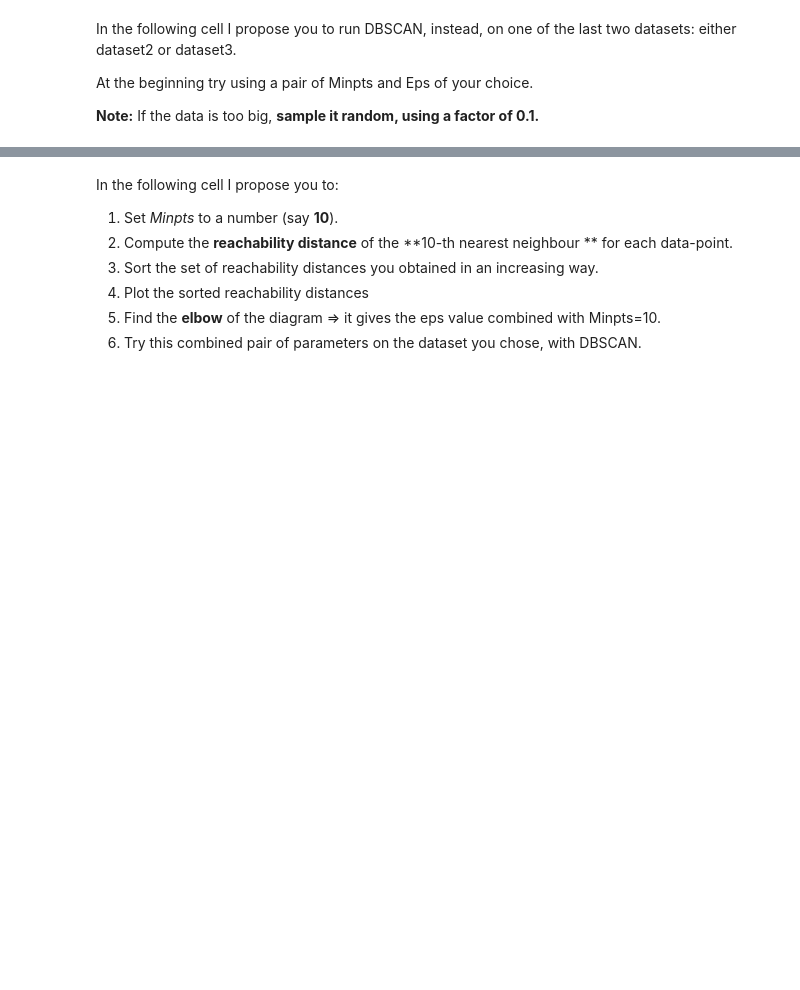
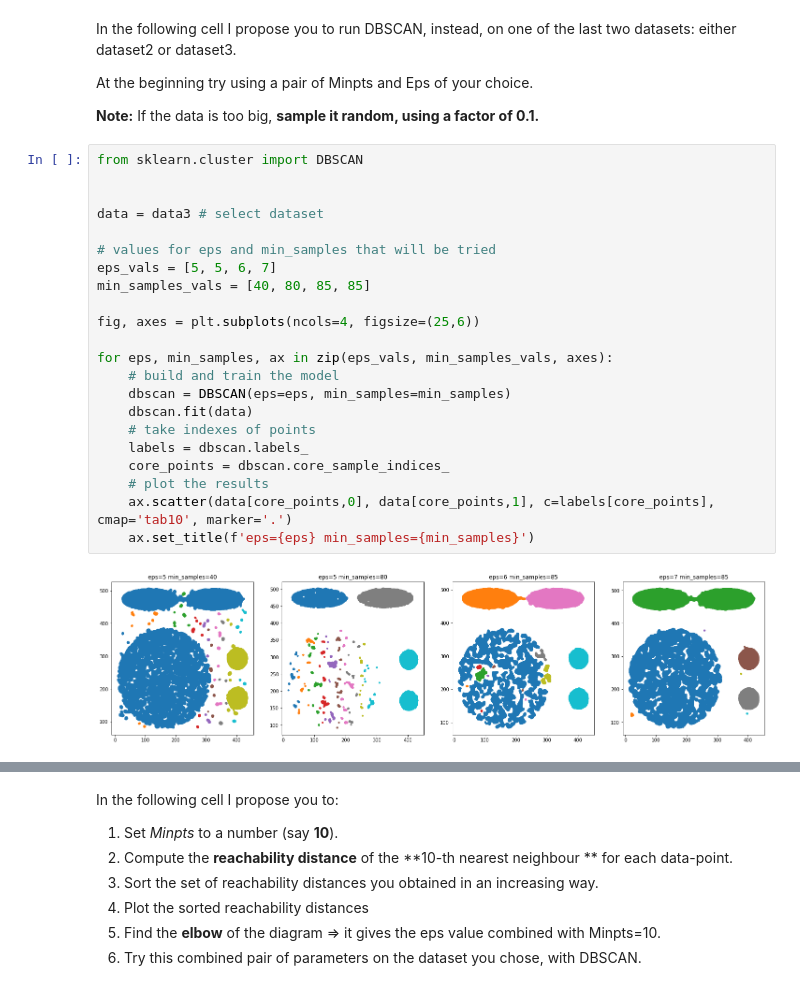
Before and after one commit to PietroPettinato/AAUT, a Jupyter notebook: 3 - DBSCAN/3 - DBSCAN - clustering_copy_for_students_aa_21_22.ipynb, the cells around one changed output, grey strips where cells are left out. Saved outputs shown, nothing was run; the diff lists cells and outputs as text; blank space fills up the shorter version.

Commit message:
exercise on DBSCAN compleated

```diff
--- a/3 - DBSCAN/3 - DBSCAN - clustering_copy_for_students_aa_21_22.ipynb
+++ b/3 - DBSCAN/3 - DBSCAN - clustering_copy_for_students_aa_21_22.ipynb
@@ -344,3 +382,27 @@ At the beginning try using a pair of Minpts and Eps of your choice.
 
 **Note:**
 If the data is too big, **sample it random, using a factor of 0.1.**
+# %%
+from sklearn.cluster import DBSCAN
+
+
+data = data3 # select dataset
+
+# values for eps and min_samples that will be tried
+eps_vals = [5, 5, 6, 7]
+min_samples_vals = [40, 80, 85, 85]
+
+fig, axes = plt.subplots(ncols=4, figsize=(25,6))
+
+for eps, min_samples, ax in zip(eps_vals, min_samples_vals, axes):
+    # build and train the model
+    dbscan = DBSCAN(eps=eps, min_samples=min_samples)
+    dbscan.fit(data)
+    # take indexes of points
+    labels = dbscan.labels_
+    core_points = dbscan.core_sample_indices_
+    # plot the results
+    ax.scatter(data[core_points,0], data[core_points,1], c=labels[core_points], cmap='tab10', marker='.')
+    ax.set_title(f'eps={eps} min_samples={min_samples}')
+# %% [output]
+[figure, added]
```
Also changed, not shown: parts of 11 cells of this notebook, 1 other file.
